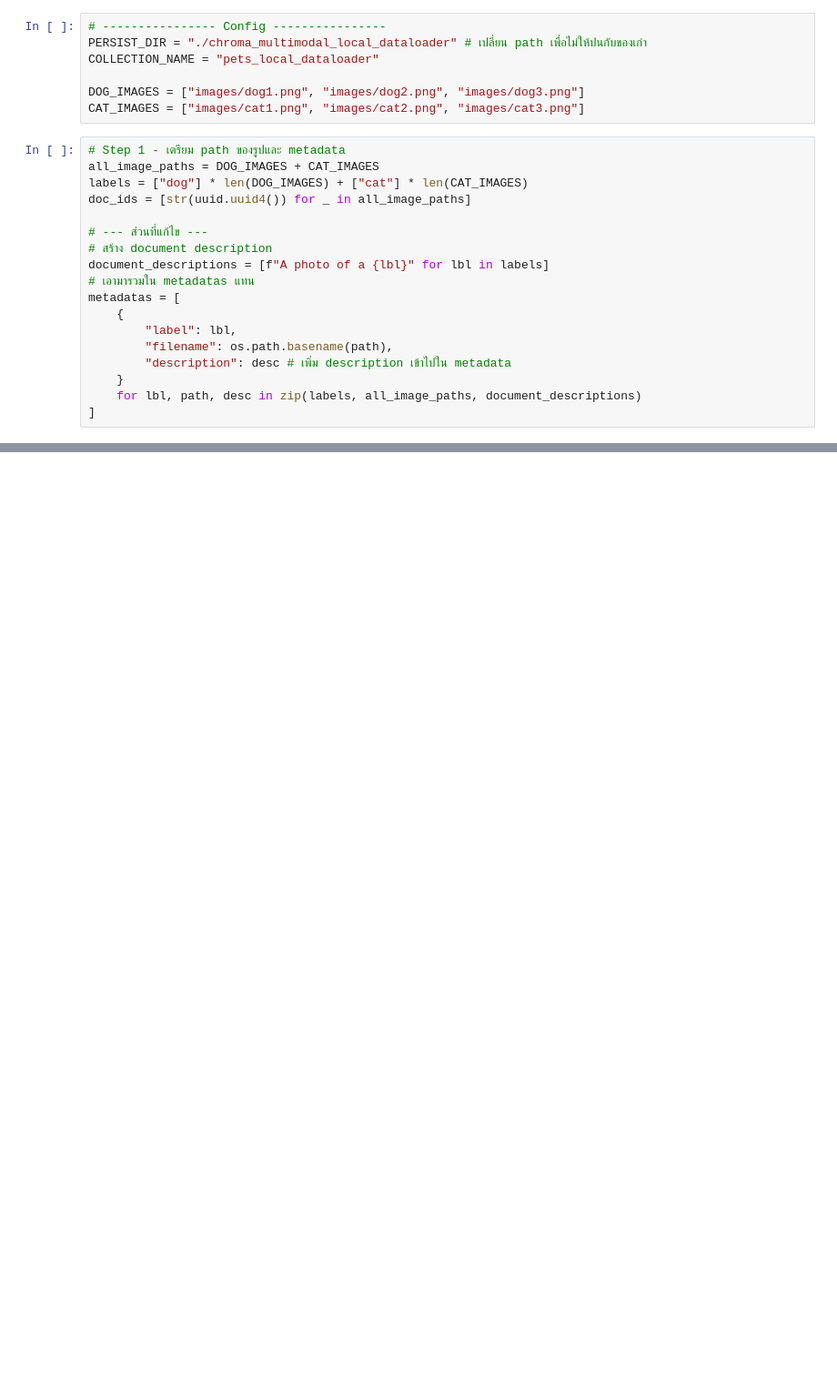
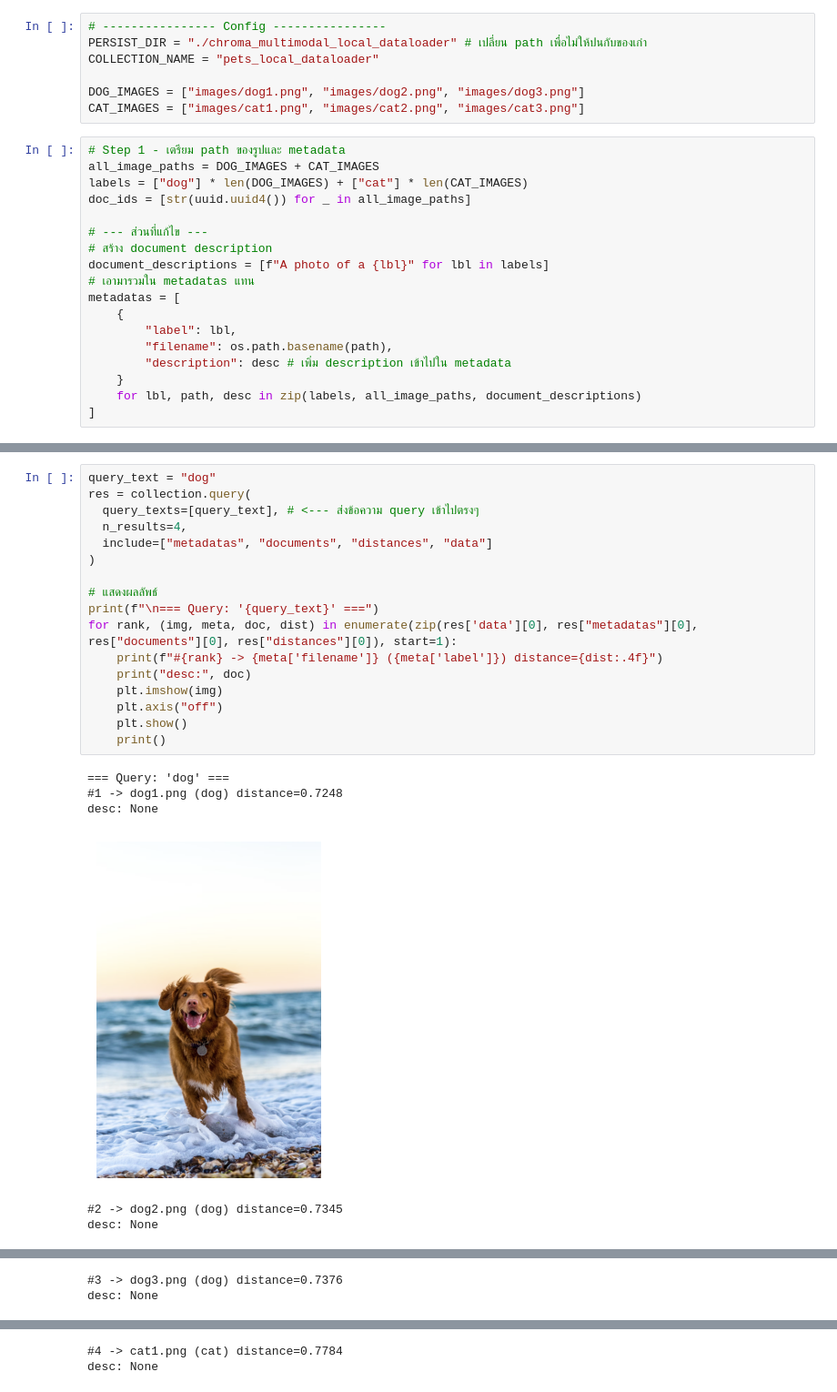
Before and after one commit to Pongsatorn-K633/vector-db-python-example, a Jupyter notebook: 03_chroma_image.ipynb, the cells around one changed output, grey strips where cells are left out. Shown at 91% size. Cells and saved outputs as stored; diff of their text form; blank space fills up the shorter version.

```diff
--- a/03_chroma_image.ipynb
+++ b/03_chroma_image.ipynb
@@ -73,0 +114,24 @@ for rank, (meta, doc, dist) in enumerate(zip(res["metadatas"][0], res["documents
+# %%
+query_text = "dog"
+res = collection.query(
+  query_texts=[query_text], # <--- ส่งข้อความ query เข้าไปตรงๆ
+  n_results=4,
+  include=["metadatas", "documents", "distances", "data"]
+)
+
+# แสดงผลลัพธ์
+print(f"\n=== Query: '{query_text}' ===")
+for rank, (img, meta, doc, dist) in enumerate(zip(res['data'][0], res["metadatas"][0], res["documents"][0], res["distances"][0]), start=1):
+    print(f"#{rank} -> {meta['filename']} ({meta['label']}) distance={dist:.4f}")
+    print("desc:", doc)
+    plt.imshow(img)
+    plt.axis("off")
+    plt.show()
+    print()
+# %% [output]
+=== Query: 'dog' ===
+#1 -> dog1.png (dog) distance=0.7248
+desc: None
+[figure, added]
+#2 -> dog2.png (dog) distance=0.7345
+desc: None
@@ -73,0 +139,2 @@ for rank, (meta, doc, dist) in enumerate(zip(res["metadatas"][0], res["documents
+#3 -> dog3.png (dog) distance=0.7376
+desc: None
@@ -73,0 +142,2 @@ for rank, (meta, doc, dist) in enumerate(zip(res["metadatas"][0], res["documents
+#4 -> cat1.png (cat) distance=0.7784
+desc: None
```
Also changed, not shown: parts of 8 cells of this notebook, 5 other files.
